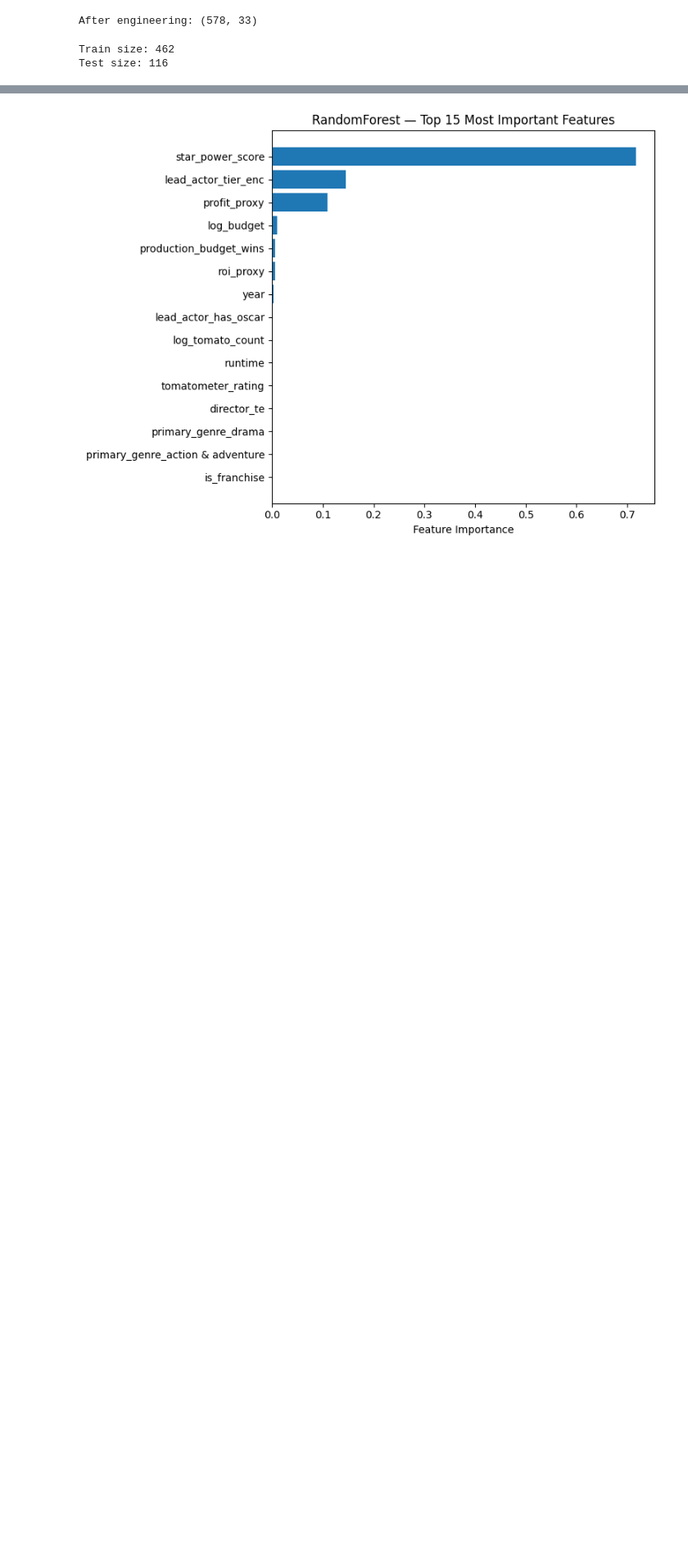
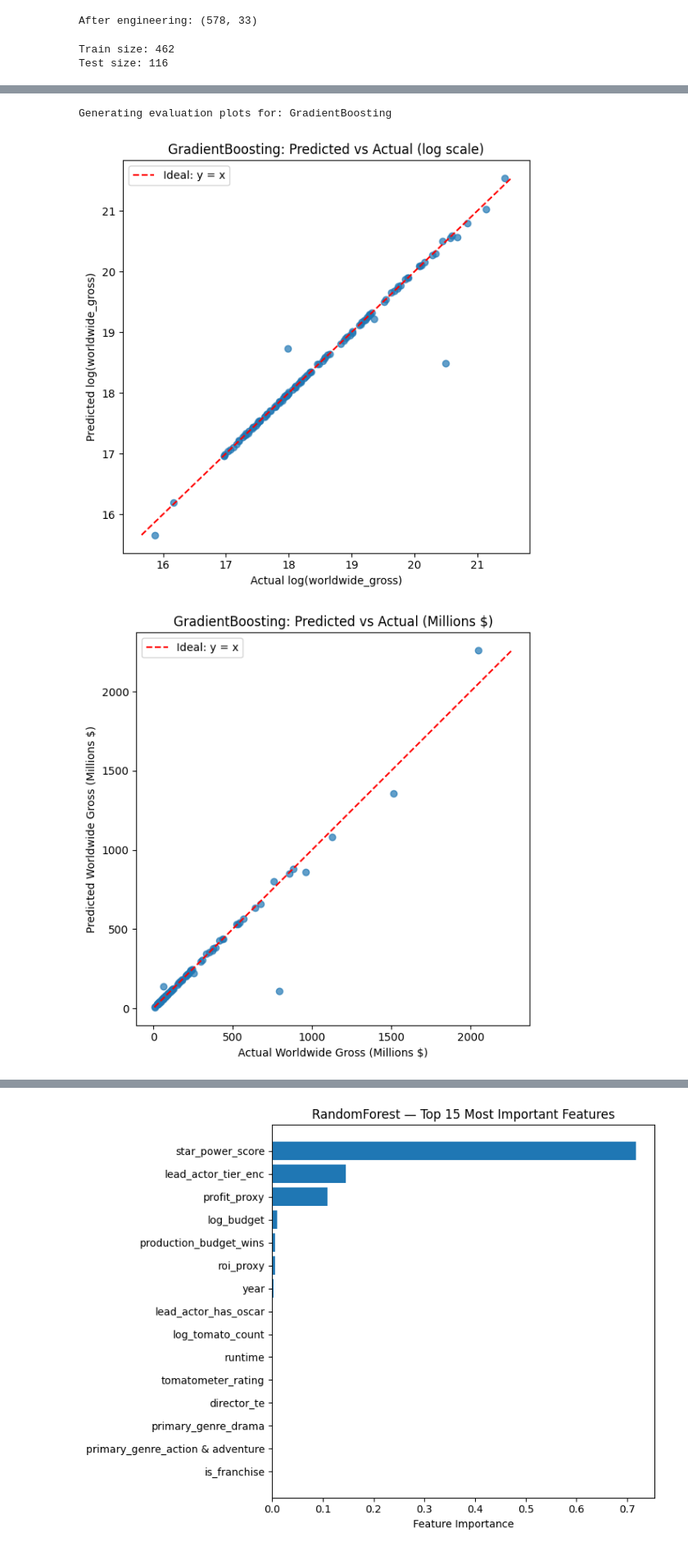
Before and after one commit to asb1996/DataMining_MovieDatasetProject, a Jupyter notebook: BoxRegression(Tuning_leakage_fixed).ipynb, the cells around one changed output, grey strips where cells are left out. Shown at 82% size. Cells and saved outputs as stored; diff of their text form; code cells hidden in the pictures; blank space fills up the shorter version.

```diff
--- a/BoxRegression(Tuning_leakage_fixed).ipynb
+++ b/BoxRegression(Tuning_leakage_fixed).ipynb
@@ -348,0 +545,74 @@ GradientBoosting roi_proxy   4.334675 0.836869                NaN
+# %%
+
+chosen_model_name = "GradientBoosting"
+pipe_best = best_log_models[chosen_model_name]
+
+print(f"Generating evaluation plots for: {chosen_model_name}")
+
+# ---- Predictions ----
+y_pred_test = pipe_best.predict(Xte_log)
+
+# log-space
+y_test_log = yte_log
+y_pred_log = y_pred_test
+
+# Convert back to dollars
+y_test_dollars = np.expm1(y_test_log)
+y_pred_dollars = np.expm1(y_pred_log)
+
+
+# Predicted vs Actual (log scale)
+plt.figure(figsize=(6, 6))
+plt.scatter(y_test_log, y_pred_log, alpha=0.7)
+min_log = min(y_test_log.min(), y_pred_log.min())
+max_log = max(y_test_log.max(), y_pred_log.max())
+plt.plot([min_log, max_log], [min_log, max_log], "r--", label="Ideal: y = x")
+plt.xlabel("Actual log(worldwide_gross)")
+plt.ylabel("Predicted log(worldwide_gross)")
+plt.title(f"{chosen_model_name}: Predicted vs Actual (log scale)")
+plt.legend()
+plt.tight_layout()
+plt.show()
+
+# Predicted vs Actual (dollars, millions)
+plt.figure(figsize=(6, 6))
+plt.scatter(y_test_dollars / 1e6, y_pred_dollars / 1e6, alpha=0.7)
+min_val = min((y_test_dollars / 1e6).min(), (y_pred_dollars / 1e6).min())
+max_val = max((y_test_dollars / 1e6).max(), (y_pred_dollars / 1e6).max())
+plt.plot([min_val, max_val], [min_val, max_val], "r--", label="Ideal: y = x")
+plt.xlabel("Actual Worldwide Gross (Millions $)")
+plt.ylabel("Predicted Worldwide Gross (Millions $)")
+plt.title(f"{chosen_model_name}: Predicted vs Actual (Millions $)")
+plt.legend()
+plt.tight_layout()
+plt.show()
+
+# Residuals vs Predicted (dollars)
+residuals_dollars = y_test_dollars - y_pred_dollars
+
+plt.figure(figsize=(7, 5))
+plt.scatter(y_pred_dollars / 1e6, residuals_dollars / 1e6, alpha=0.7)
+plt.axhline(0, color="red", linestyle="--")
+plt.xlabel("Predicted Worldwide Gross (Millions $)")
+plt.ylabel("Residuals (Millions $)")
+plt.title(f"{chosen_model_name}: Residuals vs Predicted")
+plt.tight_layout()
+plt.show()
+
+
+# Residuals Histogram (dollars)
+plt.figure(figsize=(7, 5))
+plt.hist(residuals_dollars / 1e6, bins=20, edgecolor="black", alpha=0.8)
+plt.xlabel("Residuals (Millions $)")
+plt.ylabel("Frequency")
+plt.title(f"{chosen_model_name}: Residuals Distribution")
+plt.tight_layout()
+plt.show()
+
+# model comparison table
+print("\nFinal Model Comparison (sorted by Test RMSE):")
+print(summary_log.to_string(index=False))
+# %% [output]
+Generating evaluation plots for: GradientBoosting
+[figure, added]
+[figure, added]
```
Also changed, not shown: parts of 11 cells of this notebook.
